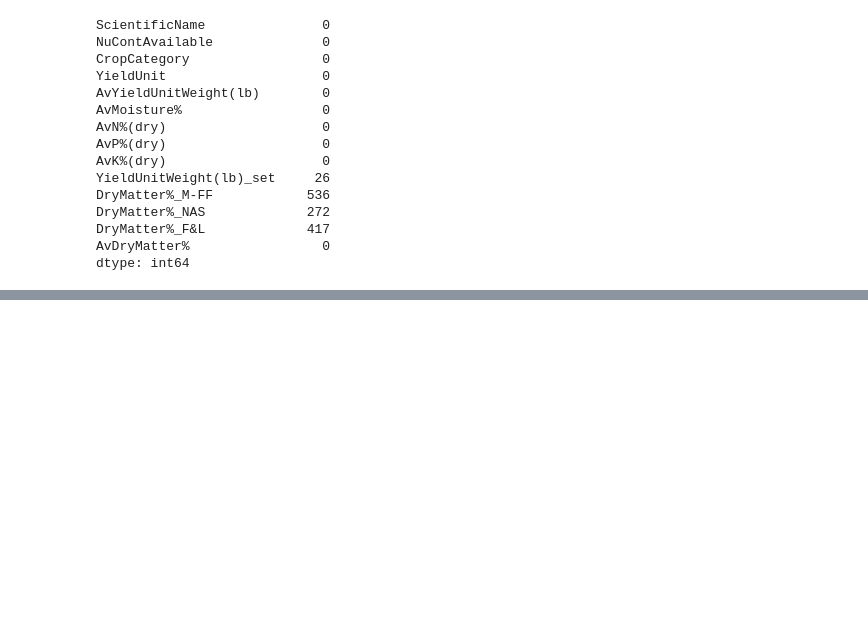
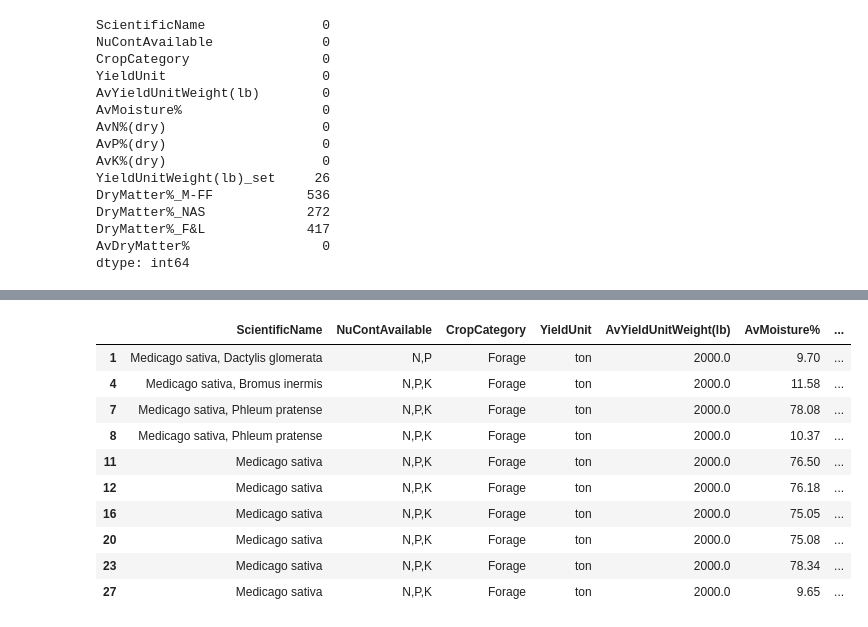
Before and after one commit to LaRola-vg/ProyectoSimulacion, a Jupyter notebook: PROYECTO DE SIMULACIÓN.ipynb, the cells around one changed output, grey strips where cells are left out. Cells and saved outputs as stored; diff of their text form; code cells hidden in the pictures; blank space fills up the shorter version.

```diff
--- a/PROYECTO DE SIMULACIÓN.ipynb
+++ b/PROYECTO DE SIMULACIÓN.ipynb
@@ -35,5 +34,5 @@ Mirando el estado de los datos
 # %%
-dt = pd.read_csv("data/crops.csv")
+dt = pd.read_csv("dataset/crops.csv")
 # df = df.drop(df.columns[[0, 1, 3]], axis=1)
 # new_dataset = dataset[['A','D']]
 dt = dt[['ScientificName',
@@ -100,0 +123,14 @@ dtype: int64
+# %%
+dt.head(10)
+# %% [output]
+|  | ScientificName | NuContAvailable | CropCategory | YieldUnit | AvYieldUnitWeight(lb) | AvMoisture% | ... |
+| 1 | Medicago sativa, Dactylis glomerata | N,P | Forage | ton | 2000.0 | 9.70 | ... |
+| 4 | Medicago sativa, Bromus inermis | N,P,K | Forage | ton | 2000.0 | 11.58 | ... |
+| 7 | Medicago sativa, Phleum pratense | N,P,K | Forage | ton | 2000.0 | 78.08 | ... |
+| 8 | Medicago sativa, Phleum pratense | N,P,K | Forage | ton | 2000.0 | 10.37 | ... |
+| 11 | Medicago sativa | N,P,K | Forage | ton | 2000.0 | 76.50 | ... |
+| 12 | Medicago sativa | N,P,K | Forage | ton | 2000.0 | 76.18 | ... |
+| 16 | Medicago sativa | N,P,K | Forage | ton | 2000.0 | 75.05 | ... |
+| 20 | Medicago sativa | N,P,K | Forage | ton | 2000.0 | 75.08 | ... |
+| 23 | Medicago sativa | N,P,K | Forage | ton | 2000.0 | 78.34 | ... |
+| 27 | Medicago sativa | N,P,K | Forage | ton | 2000.0 | 9.65 | ... |
```
Also changed, not shown: parts of 15 cells of this notebook.
